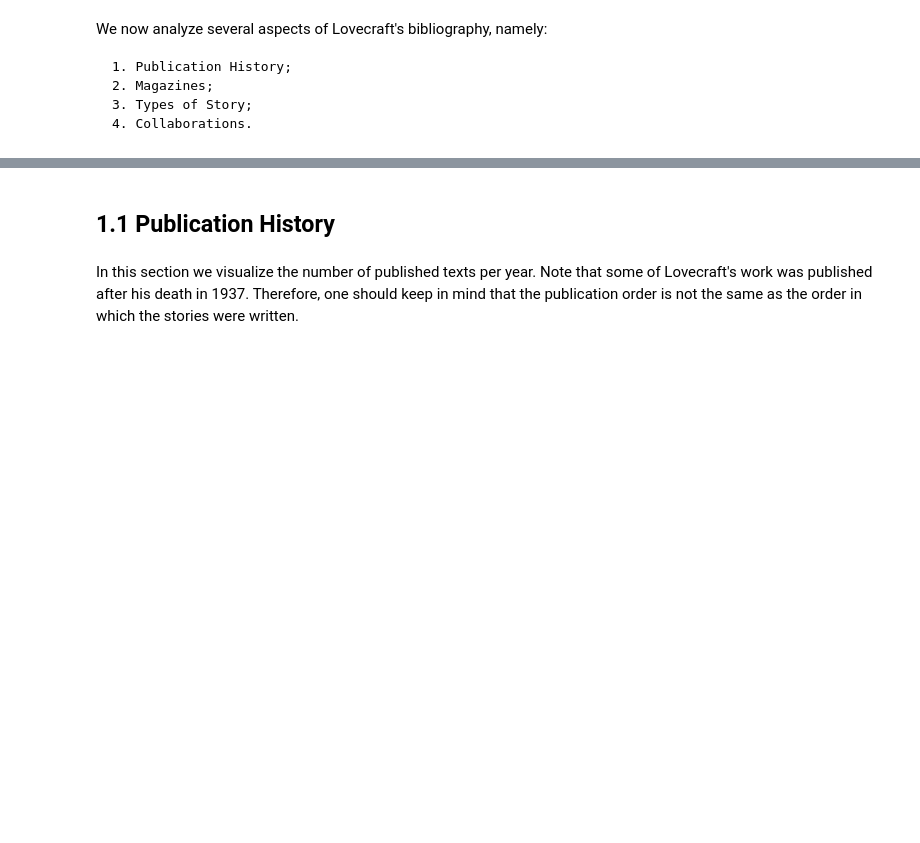
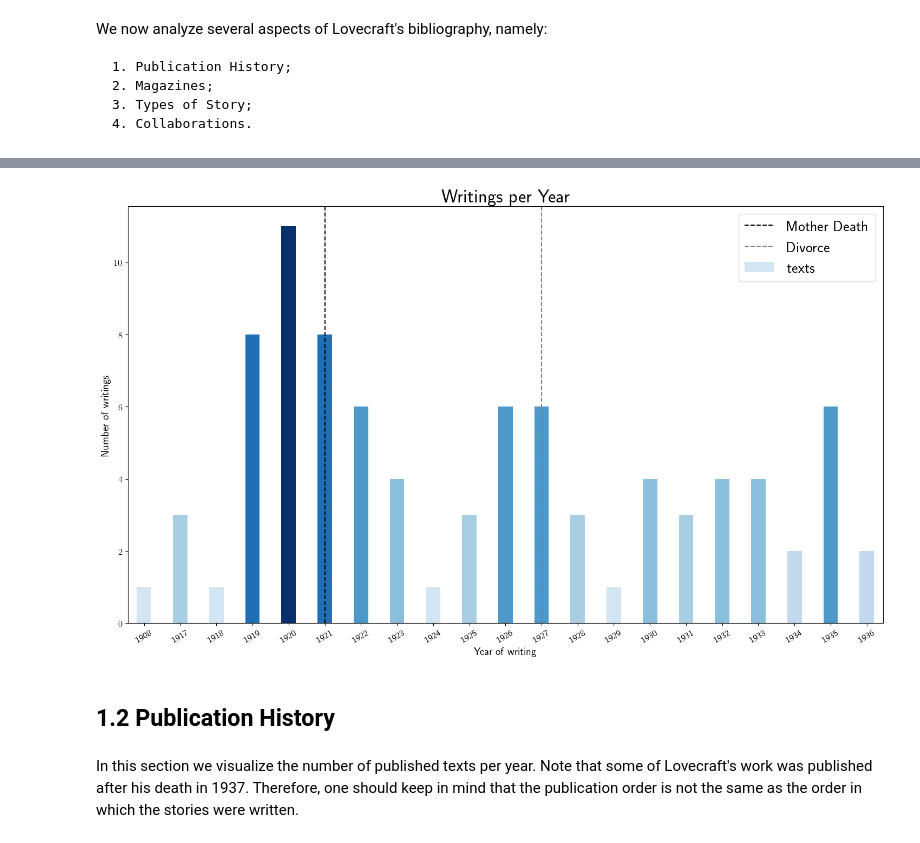
Before and after one commit to LFD103108/lovecraft, a Jupyter notebook: notebooks/04_publication_visualization.ipynb, the cells around one changed output, grey strips where cells are left out. Saved outputs shown, nothing was run; the diff lists cells and outputs as text; code cells hidden in the pictures; blank space fills up the shorter version.

```diff
--- a/notebooks/04_publication_visualization.ipynb
+++ b/notebooks/04_publication_visualization.ipynb
@@ -77,5 +137,42 @@ We now analyze several aspects of Lovecraft's bibliography, namely:
+# %%
+# sorts by year
+df_writings = df_writings.sort_values('year_written')
+
+# blue pallete
+colors = plt.cm.Blues(0.1 + 0.9 * df_writings['texts'] / df_writings['texts'].max())
+
+# plot
+df_writings.plot(kind='bar',
+              width=0.4,
+              x="year_written",   # x axis
+              y="texts",            # y axis
+              legend=False,         # no legend
+              figsize=(18,10),       # size of figure
+              color = colors
+              )
+
+# vertical lines (now using bar index positions)
+plt.axvline(x=df_writings['year_written'].tolist().index(1921), label='Mother Death' , color='black', linestyle='--')  # death of mother
+plt.axvline(x=df_writings['year_written'].tolist().index(1927), label='Divorce' , color='grey', linestyle='--')   # divorce
+
+# formatting
+plt.xticks(rotation=30)                 # rotation angle of x axis labels
+plt.xlabel('Year of writing')       # x axis label
+plt.ylabel('Number of writings')    # x axis label
+plt.title('Writings per Year')      # title
+#plt.xticks( df_writings['year_written'].tolist() )            # x-ticks (years)
+#plt.xlim( min( df_writings['year_written'].tolist() ), 1938 ) # x lim to remove-post mortem for visualization
+plt.legend(fontsize = 20) # displays the legend
+
+# saves the figure
+plt.savefig('plots/writing_per_year_bar.png', dpi = 300, bbox_inches='tight', pad_inches=0.2)
+
+# displays the plot
+plt.show()
+# %% [output]
+[figure, added]
 # %% [markdown]
-## 1.1 Publication History
+## 1.2 Publication History
 # %% [markdown]
 In this section we visualize the number of published texts per year. Note that some of Lovecraft's work was published after his death in 1937. Therefore, one should keep in mind that the publication order is not the same as the order in which the stories were written.
 # %%
```
Also changed, not shown: parts of 5 cells of this notebook, 4 other files.
